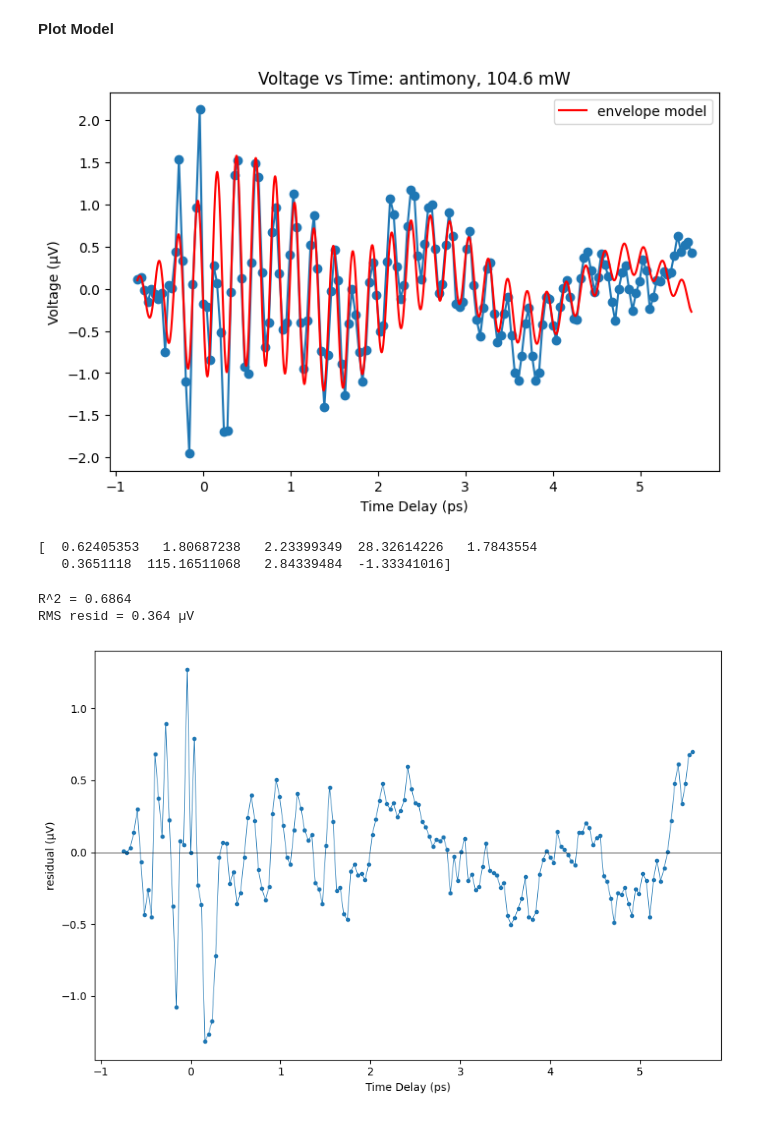
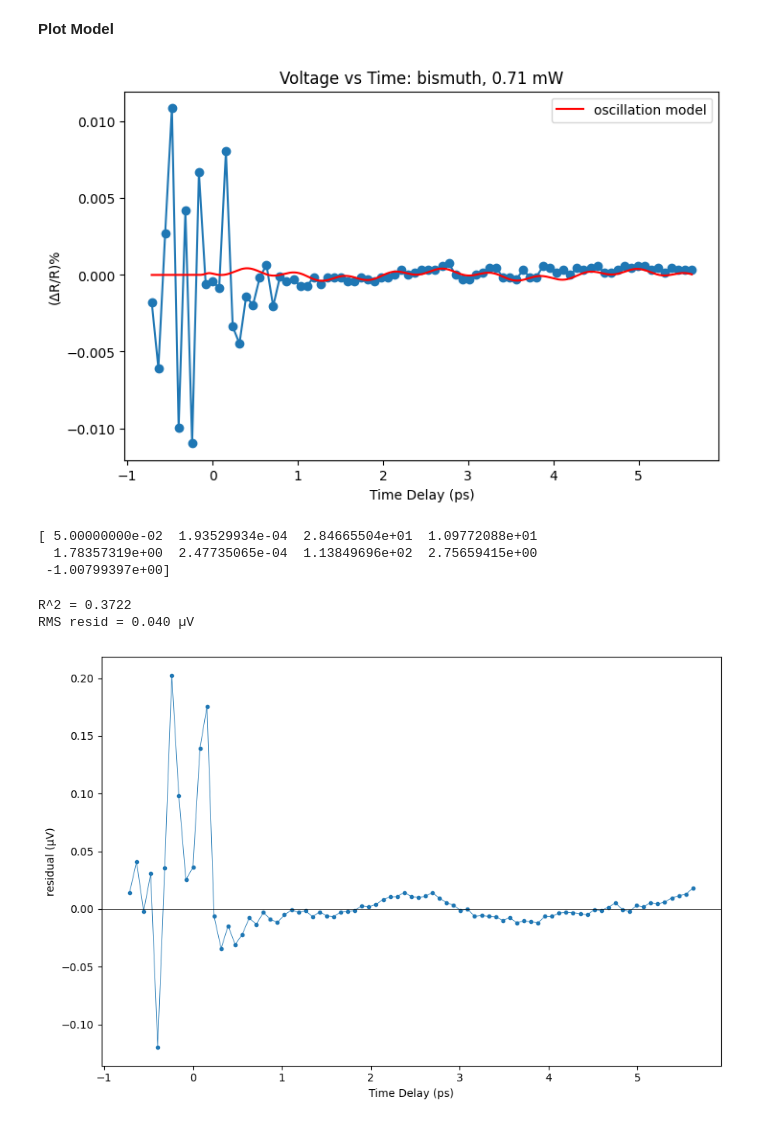
Before and after one commit to nwillen50/Physics_191, a Jupyter notebook: Ultrafast Laser Spectroscopy/Coherent Phonon Generation/regression.ipynb, the cells around one changed output. Drawn from its saved outputs; the diff is of its cells as text; code cells hidden in the pictures.

```diff
--- a/Ultrafast Laser Spectroscopy/Coherent Phonon Generation/regression.ipynb
+++ b/Ultrafast Laser Spectroscopy/Coherent Phonon Generation/regression.ipynb
@@ -14,10 +14,10 @@ from helpers import process, osc_initial_params
 ### Process File
 # %%
 # Metals: bismuth & antimony
-metal = "antimony"
+metal = "bismuth"
 
 # Power: 0.71, 14.9, 30.1, 45.8, 60.7, 72.3, 90.4, 104.6
-power = "104.6"
+power = "0.71"
 
 # Baseline: initial level
 baseline = 5
@@ -25,7 +25,11 @@ baseline = 5
 voltage_np, time_np = process(metal, power, baseline) # Processes file
 
 
-t0 = 139.18162010600014
+# antimony: 139.18162010600014, bismuth: 139.14225954276674
+if metal == "antimony":
+    t0 = 139.18162010600014
+if metal == "bismuth":
+    t0 = 139.14225954276674
 
 time_np = time_np-t0
 # %% [markdown]
@@ -115,9 +122,9 @@ plt.show()
 dt = np.mean(np.diff(time_np))
 
 # Produces range of frequencies from oscillation and time data
-freqs = rfftfreq(len(osc), dt)
+freqs = rfftfreq(len(osc[20:]), dt)
 # Foruier transforms data and makes it all positive
-spectrum = np.abs(rfft(osc))**2
+spectrum = np.abs(rfft(osc[20:]))**2
 
 
 # Plot frequency data
@@ -128,7 +135,7 @@ plt.ylabel("|F(\u03c9)|\u00B2")
 plt.title(f"{metal}, {power} mW FT")
 plt.xlim(0, 10)
 
-# fig.savefig(f"antimony_FT.pdf", dpi=300, bbox_inches="tight")
+# fig.savefig(f"bismuth_FT.pdf", dpi=300, bbox_inches="tight")
 
 plt.show()
 # %% [output]
@@ -176,41 +183,45 @@ def osc_model(t, tau0, A01, tau01, w01, phi01, A02, tau02, w02, phi02):
 **Initial Guess, Bounds and Curve Fit**
 # %%
 # Guess and Bounds
-p0, bounds = osc_initial_params(time_np, osc, t0, tau0)
+p0, bounds = osc_initial_params(time_np[24:], osc[24:], t0, tau0)
 
 # Curve Fit
-popt, pcov = curve_fit(osc_model, time_np, osc, p0=p0, bounds=bounds, maxfev=80000)
+popt, pcov = curve_fit(osc_model, time_np[24:], osc[24:], p0=p0, bounds=bounds, maxfev=80000)
 # %% [markdown]
 **Plot Model**
 # %%
 t_smooth = np.linspace(np.min(time_np), np.max(time_np), 4000)
 
 # Create and size figure
 fig = plt.figure(figsize=(8,5))
 
 plt.scatter(time_np, osc)
 plt.plot(time_np, osc)
 plt.plot(
     t_smooth,
     osc_model(t_smooth, *popt),
     color = "r",
-    label = "envelope model"
+    label = "oscillation model"
 )
 
 plt.xlabel("Time Delay (ps)")
-plt.ylabel("Voltage (\u00B5V)")
+if metal == "bismuth":
+        plt.ylabel(f"(\u0394R/R)%")
+else:
+        plt.ylabel(f"Voltage(\u00B5V)")
 plt.title(f"Voltage vs Time: {metal}, {power} mW")
 plt.legend()
 
-fig.savefig(f"antimony_osc.pdf", dpi=300, bbox_inches="tight")
+# fig.savefig(f"antimony_osc_model.pdf", dpi=300, bbox_inches="tight")
 
 plt.show()
 
 print(popt)
 # %% [output]
-[figure, old version]
+[figure, new version]
-[  0.62405353   1.80687238   2.23399349  28.32614226   1.7843554
-   0.3651118  115.16511068   2.84339484  -1.33341016]
+[ 5.00000000e-02  1.93529934e-04  2.84665504e+01  1.09772088e+01
+  1.78357319e+00  2.47735065e-04  1.13849696e+02  2.75659415e+00
+ -1.00799397e+00]
 # %%
 # Goodness of fit
 resid = osc - osc_model(time_np, *popt)
@@ -225,12 +236,12 @@ plt.axhline(0, c='k', lw=0.5)
 plt.xlabel('Time Delay (ps)')
 plt.ylabel('residual (µV)')
 plt.tight_layout()
-plt.savefig('fit_classmodel.png', dpi=130)
+#plt.savefig('fit_classmodel.png', dpi=130)
 plt.show()
 # %% [output]
-R^2 = 0.6864
-RMS resid = 0.364 µV
+R^2 = 0.3722
+RMS resid = 0.040 µV
-[figure, old version]
+[figure, new version]
 # %%
 # Create and size figure
 fig = plt.figure(figsize=(8,5))
```
Also changed, not shown: parts of 9 cells of this notebook, 24 other files.
